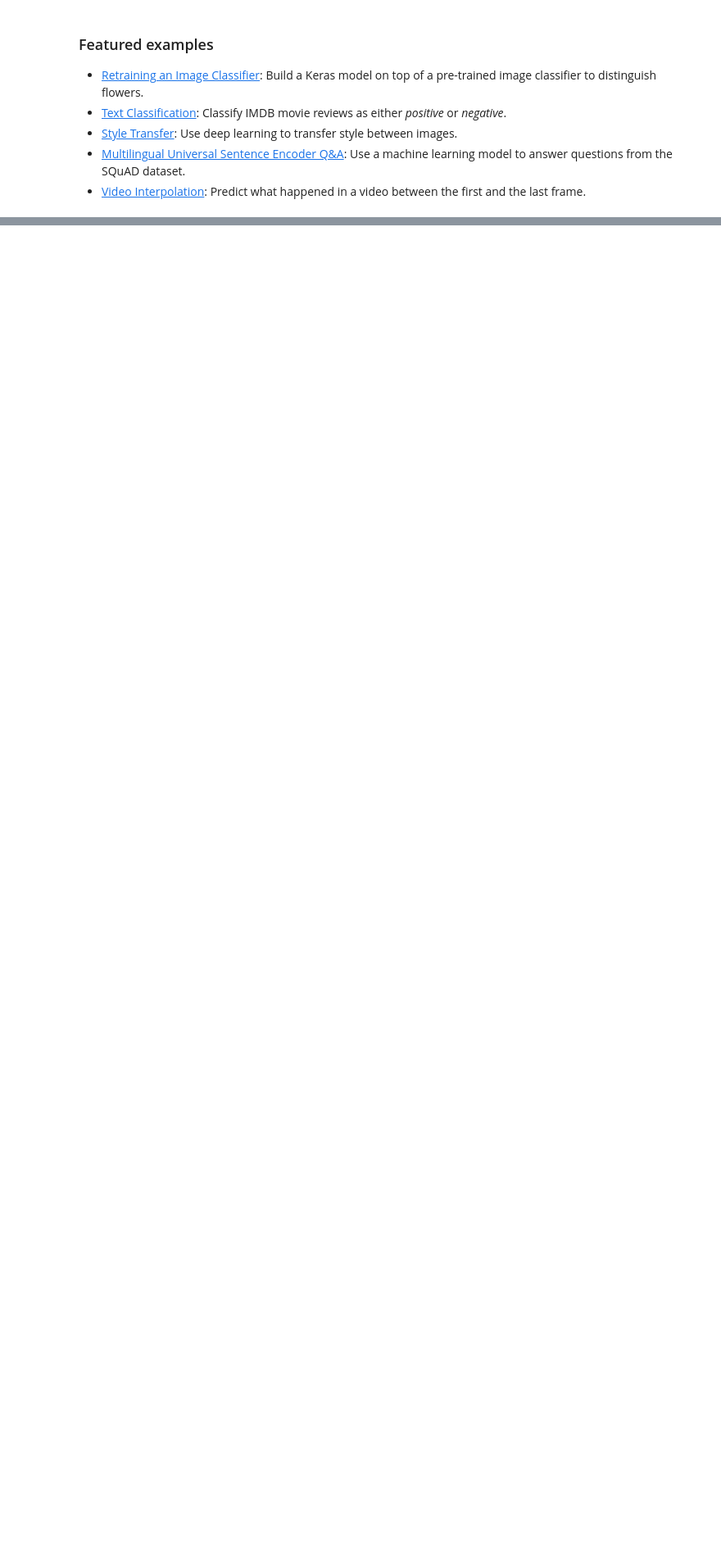
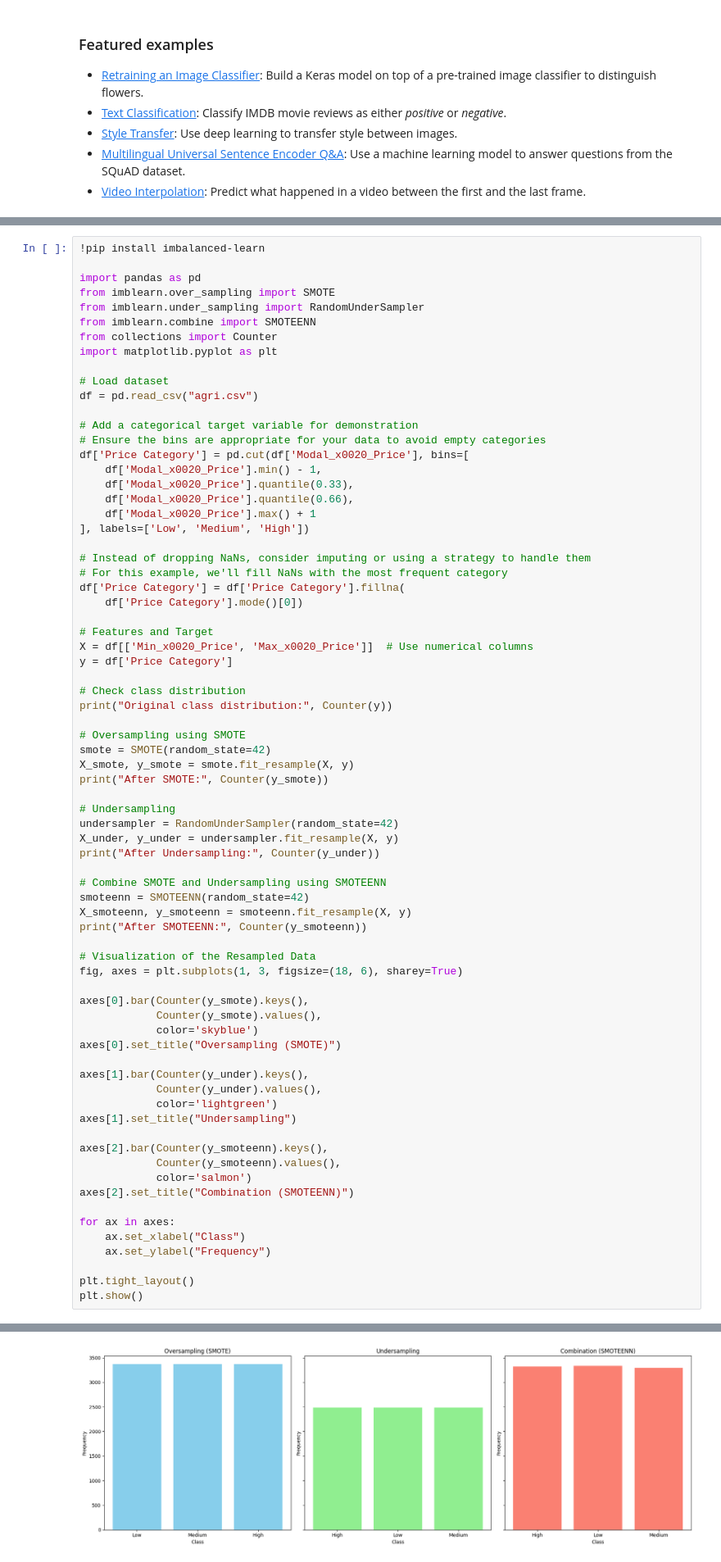
Before and after one commit to VINAYAGAM-N/covid-19-analysis, a Jupyter notebook: Welcome_To_Colab.ipynb, the cells around one changed output, grey strips where cells are left out. Shown at 82% size. Cells and saved outputs as stored; diff of their text form; blank space fills up the shorter version.

```diff
--- a/Welcome_To_Colab.ipynb
+++ b/Welcome_To_Colab.ipynb
@@ -247,0 +405,74 @@ Kurtosis: 445.1950615231703
+# %%
+!pip install imbalanced-learn
+
+import pandas as pd
+from imblearn.over_sampling import SMOTE
+from imblearn.under_sampling import RandomUnderSampler
+from imblearn.combine import SMOTEENN
+from collections import Counter
+import matplotlib.pyplot as plt
+
+# Load dataset
+df = pd.read_csv("agri.csv")
+
+# Add a categorical target variable for demonstration
+# Ensure the bins are appropriate for your data to avoid empty categories
+df['Price Category'] = pd.cut(df['Modal_x0020_Price'], bins=[
+    df['Modal_x0020_Price'].min() - 1,
+    df['Modal_x0020_Price'].quantile(0.33),
+    df['Modal_x0020_Price'].quantile(0.66),
+    df['Modal_x0020_Price'].max() + 1
+], labels=['Low', 'Medium', 'High'])
+
+# Instead of dropping NaNs, consider imputing or using a strategy to handle them
+# For this example, we'll fill NaNs with the most frequent category
+df['Price Category'] = df['Price Category'].fillna(
+    df['Price Category'].mode()[0])
+
+# Features and Target
+X = df[['Min_x0020_Price', 'Max_x0020_Price']]  # Use numerical columns
+y = df['Price Category']
+
+# Check class distribution
+print("Original class distribution:", Counter(y))
+
+# Oversampling using SMOTE
+smote = SMOTE(random_state=42)
+X_smote, y_smote = smote.fit_resample(X, y)
+print("After SMOTE:", Counter(y_smote))
+
+# Undersampling
+undersampler = RandomUnderSampler(random_state=42)
+X_under, y_under = undersampler.fit_resample(X, y)
+print("After Undersampling:", Counter(y_under))
+
+# Combine SMOTE and Undersampling using SMOTEENN
+smoteenn = SMOTEENN(random_state=42)
+X_smoteenn, y_smoteenn = smoteenn.fit_resample(X, y)
+print("After SMOTEENN:", Counter(y_smoteenn))
+
+# Visualization of the Resampled Data
+fig, axes = plt.subplots(1, 3, figsize=(18, 6), sharey=True)
+
+axes[0].bar(Counter(y_smote).keys(),
+            Counter(y_smote).values(),
+            color='skyblue')
+axes[0].set_title("Oversampling (SMOTE)")
+
+axes[1].bar(Counter(y_under).keys(),
+            Counter(y_under).values(),
+            color='lightgreen')
+axes[1].set_title("Undersampling")
+
+axes[2].bar(Counter(y_smoteenn).keys(),
+            Counter(y_smoteenn).values(),
+            color='salmon')
+axes[2].set_title("Combination (SMOTEENN)")
+
+for ax in axes:
+    ax.set_xlabel("Class")
+    ax.set_ylabel("Frequency")
+
+plt.tight_layout()
+plt.show()
+# %% [output]
@@ -247,0 +490 @@ Kurtosis: 445.1950615231703
+[figure, added]
```
Also changed, not shown: parts of 3 cells of this notebook.
